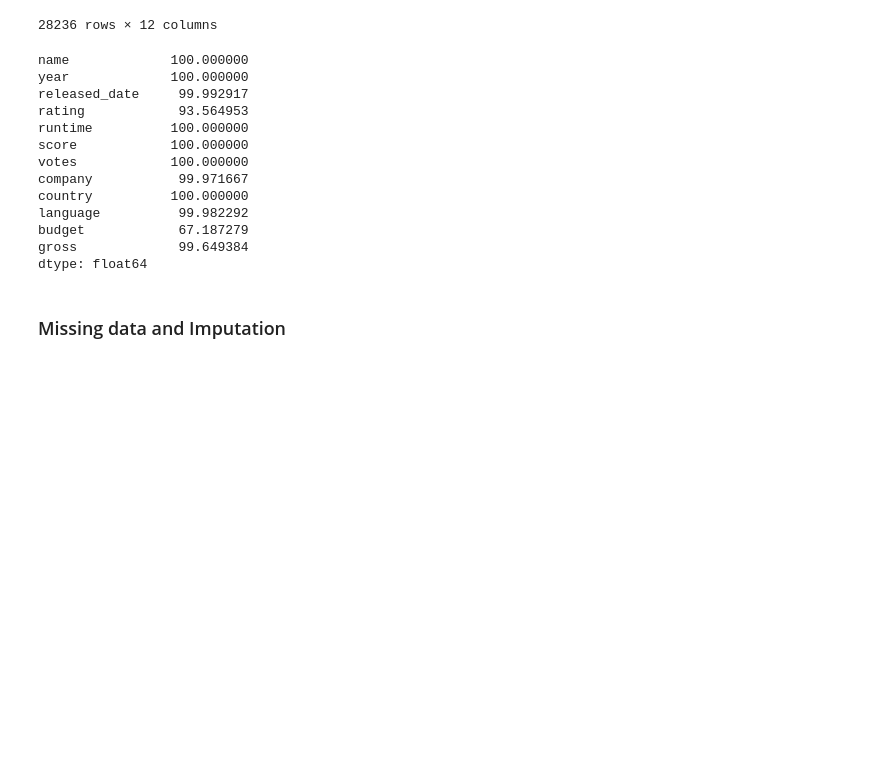
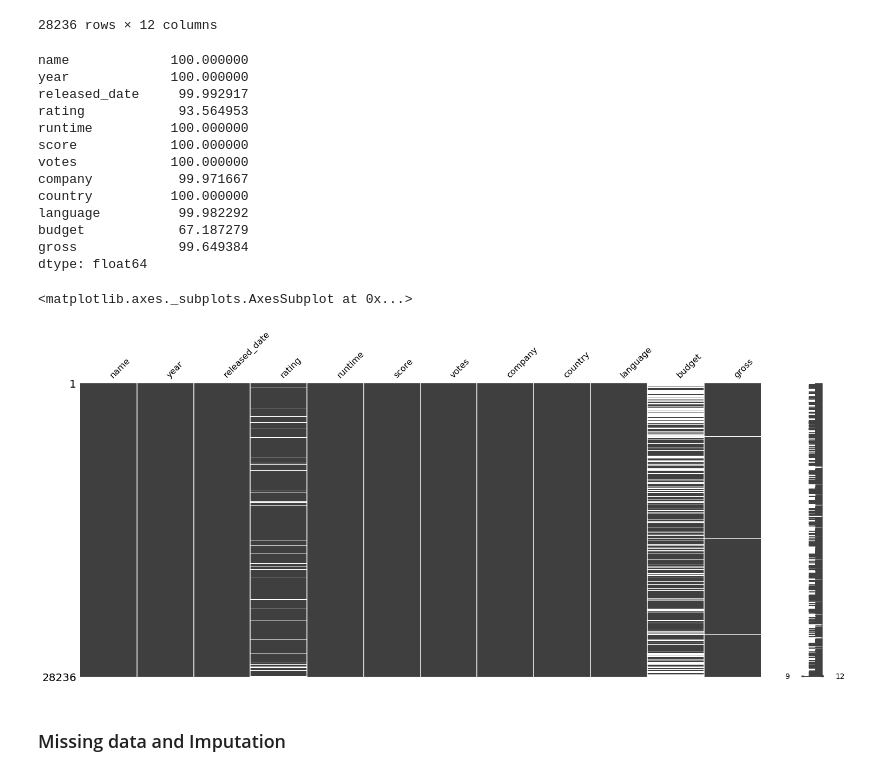
Before and after one commit to rayguan97/CMSC320, a Jupyter notebook: Final Tutorial.ipynb, the cells around one changed output. Cells and saved outputs as stored; diff of their text form; code cells hidden in the pictures; blank space fills up the shorter version.

Commit message:
add nullity plot

```diff
--- a/Final Tutorial.ipynb
+++ b/Final Tutorial.ipynb
@@ -413,20 +413,23 @@ data2
 28236 rows × 12 columns
 # %%
 print(data2.notnull().sum()*100/data2.shape[0])
+msno.matrix(data2)
 # %% [output]
 name             100.000000
 year             100.000000
 released_date     99.992917
 rating            93.564953
 runtime          100.000000
 score            100.000000
 votes            100.000000
 company           99.971667
 country          100.000000
 language          99.982292
 budget            67.187279
 gross             99.649384
 dtype: float64
+<matplotlib.axes._subplots.AxesSubplot at 0x...>
+[figure, added]
 # %% [markdown]
 ### Missing data and Imputation
 # %% [markdown]
```
Also changed, not shown: parts of 3 cells of this notebook.
